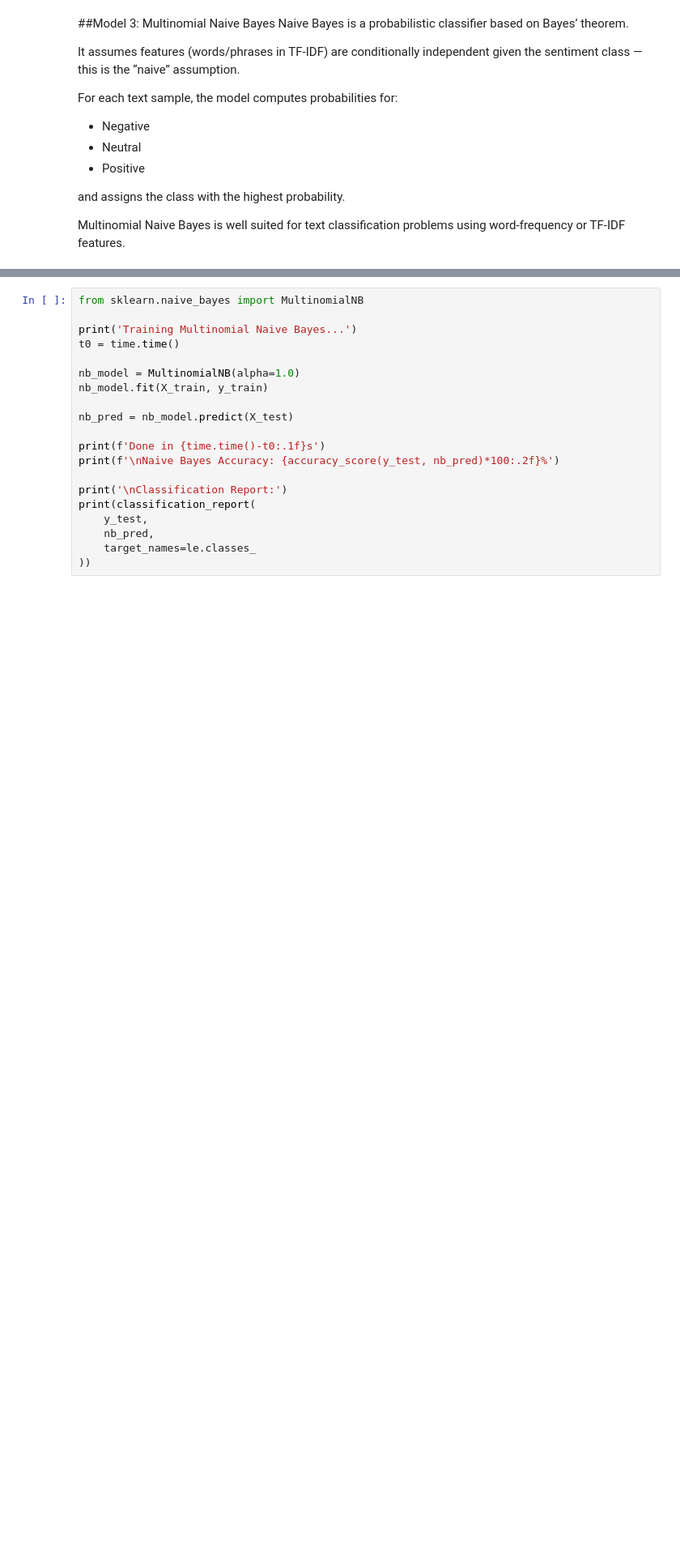
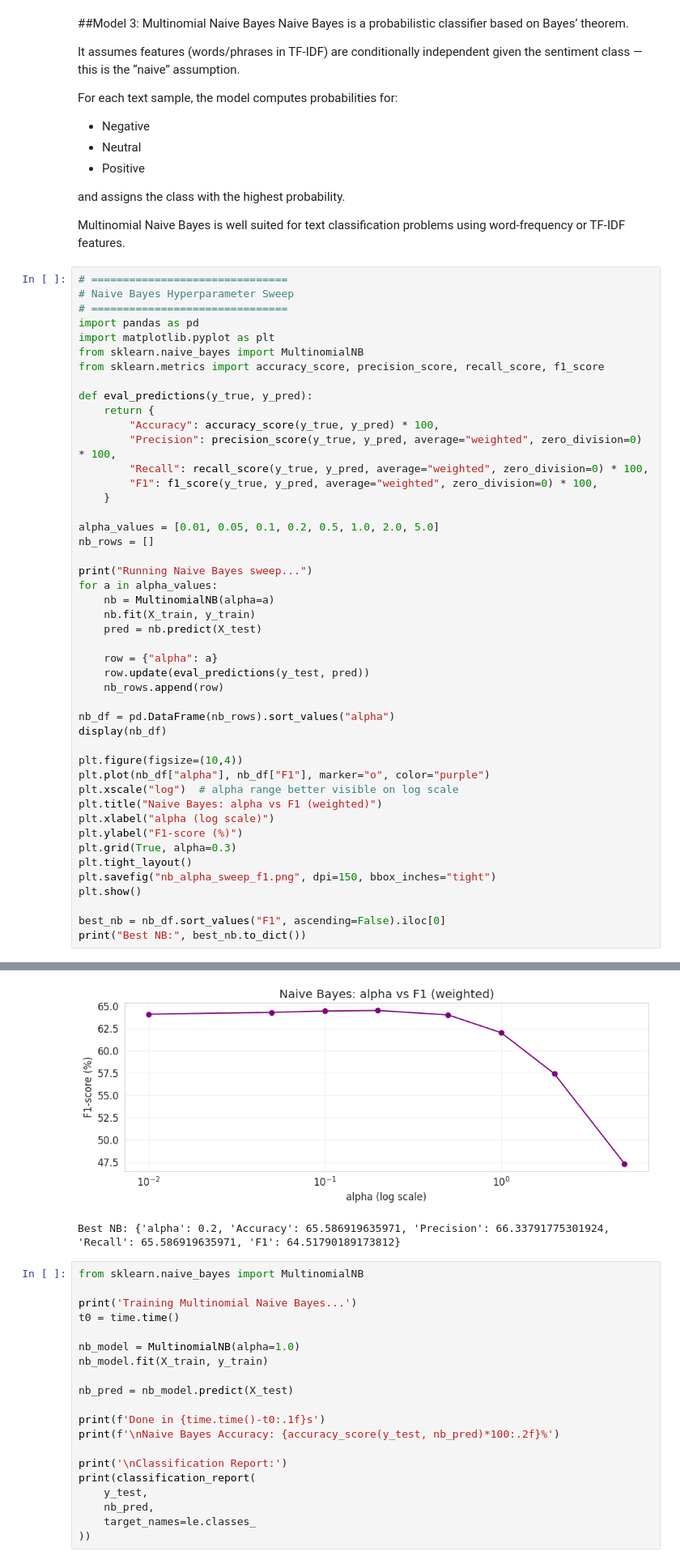
Before and after one commit to anshil75/Sentiment-Analysis-for-Cryptocurrency-Markets, a Jupyter notebook: Preprocessing_Model_Training.ipynb, the cells around one changed output, grey strips where cells are left out. Shown at 81% size. Cells and saved outputs as stored; diff of their text form; blank space fills up the shorter version.

```diff
--- a/Preprocessing_Model_Training.ipynb
+++ b/Preprocessing_Model_Training.ipynb
@@ -432,3 +431,50 @@ For each text sample, the model computes probabilities for:
 and assigns the class with the highest probability.
 
 Multinomial Naive Bayes is well suited for text classification problems using word-frequency or TF-IDF features.
+# %%
+# ===============================
+# Naive Bayes Hyperparameter Sweep
+# ===============================
+import pandas as pd
+import matplotlib.pyplot as plt
+from sklearn.naive_bayes import MultinomialNB
+from sklearn.metrics import accuracy_score, precision_score, recall_score, f1_score
+
+def eval_predictions(y_true, y_pred):
+    return {
+        "Accuracy": accuracy_score(y_true, y_pred) * 100,
+        "Precision": precision_score(y_true, y_pred, average="weighted", zero_division=0) * 100,
+        "Recall": recall_score(y_true, y_pred, average="weighted", zero_division=0) * 100,
+        "F1": f1_score(y_true, y_pred, average="weighted", zero_division=0) * 100,
+    }
+
+alpha_values = [0.01, 0.05, 0.1, 0.2, 0.5, 1.0, 2.0, 5.0]
+nb_rows = []
+
+print("Running Naive Bayes sweep...")
+for a in alpha_values:
+    nb = MultinomialNB(alpha=a)
+    nb.fit(X_train, y_train)
+    pred = nb.predict(X_test)
+
+    row = {"alpha": a}
+    row.update(eval_predictions(y_test, pred))
+    nb_rows.append(row)
+
+nb_df = pd.DataFrame(nb_rows).sort_values("alpha")
+display(nb_df)
+
+plt.figure(figsize=(10,4))
+plt.plot(nb_df["alpha"], nb_df["F1"], marker="o", color="purple")
+plt.xscale("log")  # alpha range better visible on log scale
+plt.title("Naive Bayes: alpha vs F1 (weighted)")
+plt.xlabel("alpha (log scale)")
+plt.ylabel("F1-score (%)")
+plt.grid(True, alpha=0.3)
+plt.tight_layout()
+plt.savefig("nb_alpha_sweep_f1.png", dpi=150, bbox_inches="tight")
+plt.show()
+
+best_nb = nb_df.sort_values("F1", ascending=False).iloc[0]
+print("Best NB:", best_nb.to_dict())
+# %% [output]
@@ -435,3 +491,5 @@ Multinomial Naive Bayes is well suited for text classification problems using wo
+[figure, added]
+Best NB: {'alpha': 0.2, 'Accuracy': 65.586919635971, 'Precision': 66.33791775301924, 'Recall': 65.586919635971, 'F1': 64.51790189173812}
 # %%
 from sklearn.naive_bayes import MultinomialNB
 
```
Also changed, not shown: parts of 10 cells of this notebook.
